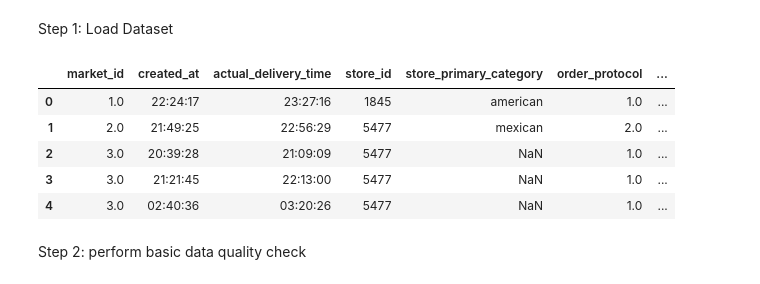
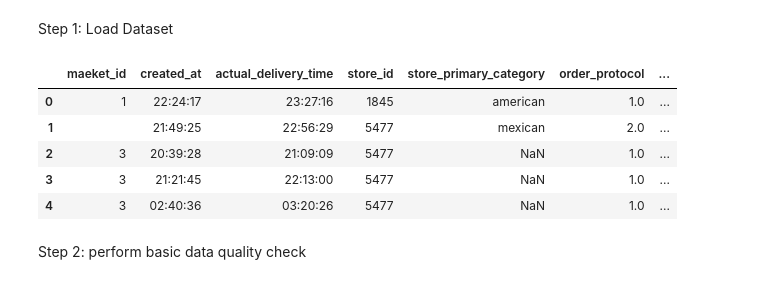
Before and after one commit to Mayuri-GS/Machine-Learning-1491, a Jupyter notebook: Delivery_Duration_Prediction/Delivery_Duration_Prediction.ipynb, the cells around one changed output. Drawn from its saved outputs; the diff is of its cells as text; code cells hidden in the pictures.

Commit message:
Delivery_Duration_Prediction

```diff
--- a/Delivery_Duration_Prediction/Delivery_Duration_Prediction.ipynb
+++ b/Delivery_Duration_Prediction/Delivery_Duration_Prediction.ipynb
@@ -10,17 +10,17 @@ Build a linear Regression Model to predict the estimated time taken for a delive
 Step 1: Load Dataset
 # %%
 import pandas as pd
-path = r"E:\Mayuri\DataSets\historical_data.csv"
+path = r"E:\Mayuri\DataSets\Dataset-Regression.csv"
 df = pd.read_csv(path)
 #preview data
 df.head()
 # %% [output]
-|  | market_id | created_at | actual_delivery_time | store_id | store_primary_category | order_protocol | ... |
-| 0 | 1.0 | 22:24:17 | 23:27:16 | 1845 | american | 1.0 | ... |
-| 1 | 2.0 | 21:49:25 | 22:56:29 | 5477 | mexican | 2.0 | ... |
-| 2 | 3.0 | 20:39:28 | 21:09:09 | 5477 | NaN | 1.0 | ... |
-| 3 | 3.0 | 21:21:45 | 22:13:00 | 5477 | NaN | 1.0 | ... |
-| 4 | 3.0 | 02:40:36 | 03:20:26 | 5477 | NaN | 1.0 | ... |
+|  | maeket_id | created_at | actual_delivery_time | store_id | store_primary_category | order_protocol | ... |
+| 0 | 1 | 22:24:17 | 23:27:16 | 1845 | american | 1.0 | ... |
+| 1 |  | 21:49:25 | 22:56:29 | 5477 | mexican | 2.0 | ... |
+| 2 | 3 | 20:39:28 | 21:09:09 | 5477 | NaN | 1.0 | ... |
+| 3 | 3 | 21:21:45 | 22:13:00 | 5477 | NaN | 1.0 | ... |
+| 4 | 3 | 02:40:36 | 03:20:26 | 5477 | NaN | 1.0 | ... |
 # %% [markdown]
 Step 2: perform basic data quality check
 # %%
```
Also changed, not shown: parts of 1 cell of this notebook.
